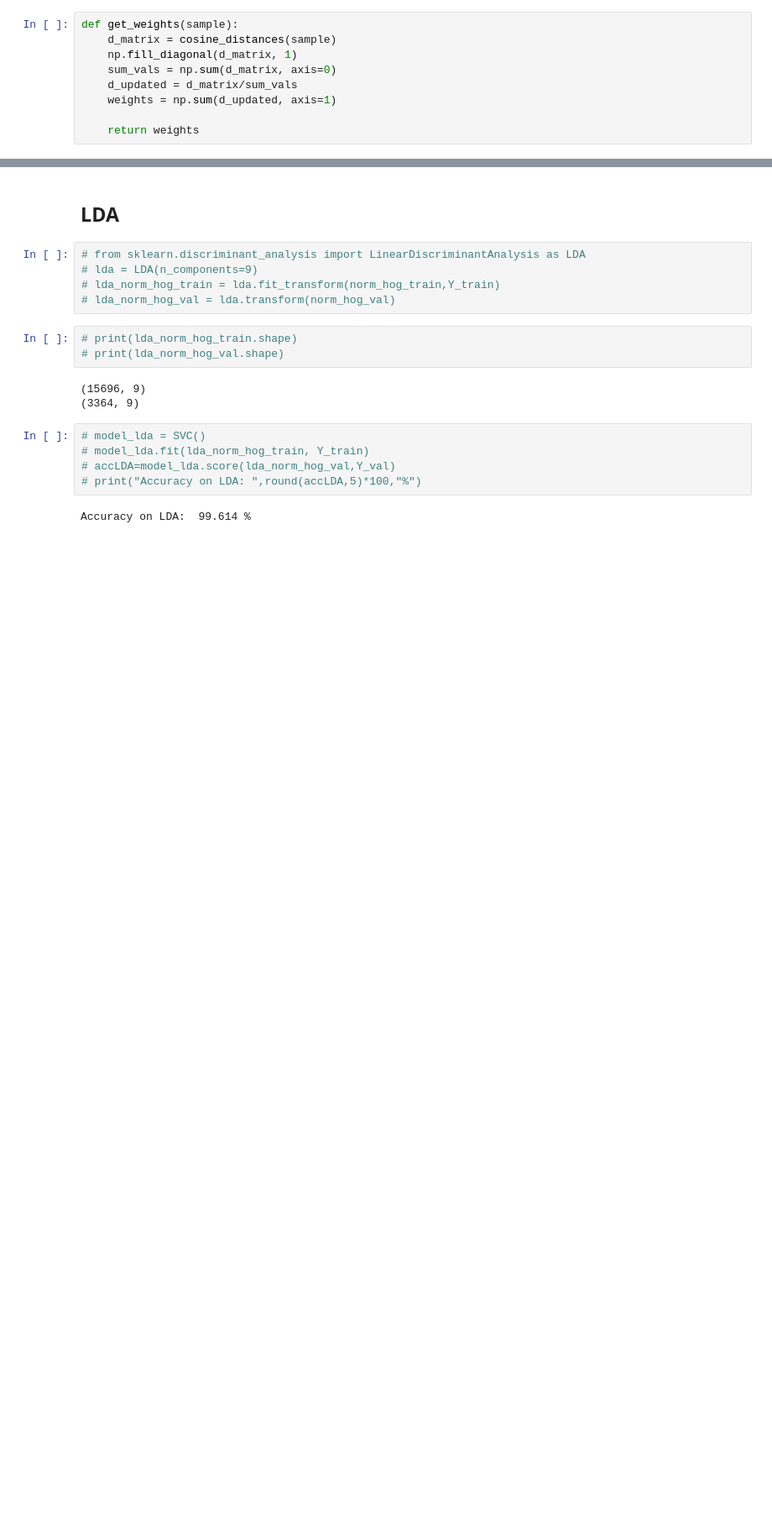
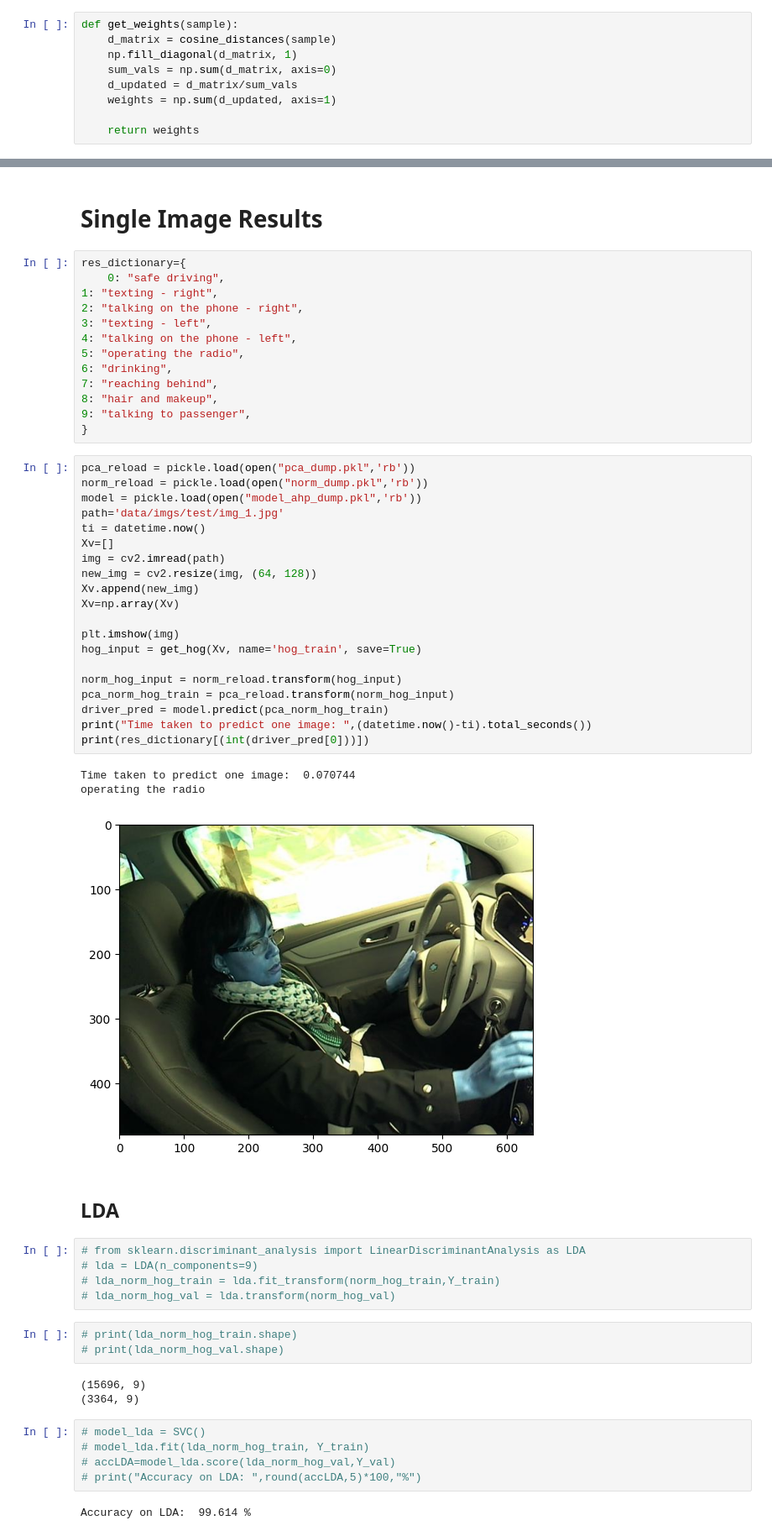
Before and after one commit to hiteshwarsingh1/Distracted-Driver-Detection-Flask-App, a Jupyter notebook: notebook.ipynb, the cells around one changed output, grey strips where cells are left out. Shown: that part at 84% size. Saved outputs shown, nothing was run; the diff lists cells and outputs as text; blank space fills up the shorter version.

```diff
--- a/notebook.ipynb
+++ b/notebook.ipynb
@@ -195,3 +245,42 @@ with open('model_pca_dump.pkl', 'wb') as pickle_file:
+# %% [markdown]
+# Single Image Results
+# %%
+res_dictionary={
+    0: "safe driving",
+1: "texting - right",
+2: "talking on the phone - right",
+3: "texting - left",
+4: "talking on the phone - left",
+5: "operating the radio",
+6: "drinking",
+7: "reaching behind",
+8: "hair and makeup",
+9: "talking to passenger",
+}
+# %%
+pca_reload = pickle.load(open("pca_dump.pkl",'rb'))
+norm_reload = pickle.load(open("norm_dump.pkl",'rb'))
+model = pickle.load(open("model_ahp_dump.pkl",'rb'))
+path='data/imgs/test/img_1.jpg'
+ti = datetime.now()
+Xv=[]
+img = cv2.imread(path)
+new_img = cv2.resize(img, (64, 128))
+Xv.append(new_img)
+Xv=np.array(Xv)
+
+plt.imshow(img)
+hog_input = get_hog(Xv, name='hog_train', save=True)
+
+norm_hog_input = norm_reload.transform(hog_input)
+pca_norm_hog_train = pca_reload.transform(norm_hog_input)
+driver_pred = model.predict(pca_norm_hog_train)
+print("Time taken to predict one image: ",(datetime.now()-ti).total_seconds())
+print(res_dictionary[(int(driver_pred[0]))])
+# %% [output]
+Time taken to predict one image:  0.070744
+operating the radio
+[figure, added]
 # %% [markdown]
 ## LDA
 # %%
```
Also changed, not shown: parts of 81 cells of this notebook, 1 other file.
